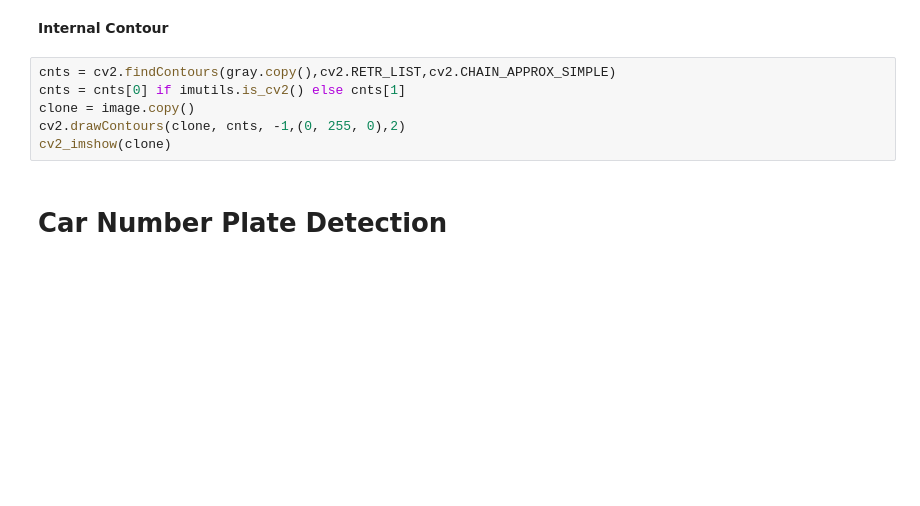
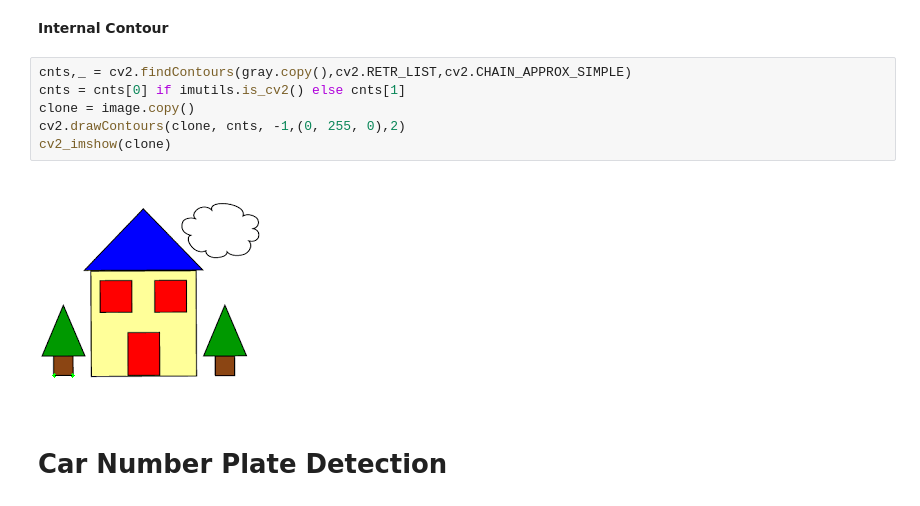
Before and after one commit to sowbarnikachennai/sowbarnikachennai, a Jupyter notebook: CarNumberPlateDetection_Project1.ipynb, the cells around one changed output. Drawn from its saved outputs; the diff is of its cells as text; blank space fills up the shorter version.

```diff
--- a/CarNumberPlateDetection_Project1.ipynb
+++ b/CarNumberPlateDetection_Project1.ipynb
@@ -21,11 +24,13 @@ cv2_imshow(gray)
 # %% [markdown]
 **Internal Contour**
 # %%
-cnts = cv2.findContours(gray.copy(),cv2.RETR_LIST,cv2.CHAIN_APPROX_SIMPLE)
+cnts,_ = cv2.findContours(gray.copy(),cv2.RETR_LIST,cv2.CHAIN_APPROX_SIMPLE)
 cnts = cnts[0] if imutils.is_cv2() else cnts[1]
 clone = image.copy()
 cv2.drawContours(clone, cnts, -1,(0, 255, 0),2)
 cv2_imshow(clone)
+# %% [output]
+[figure, added]
 # %% [markdown]
 # **Car Number Plate Detection**
 # %%
```
Also changed, not shown: parts of 3 cells of this notebook.
